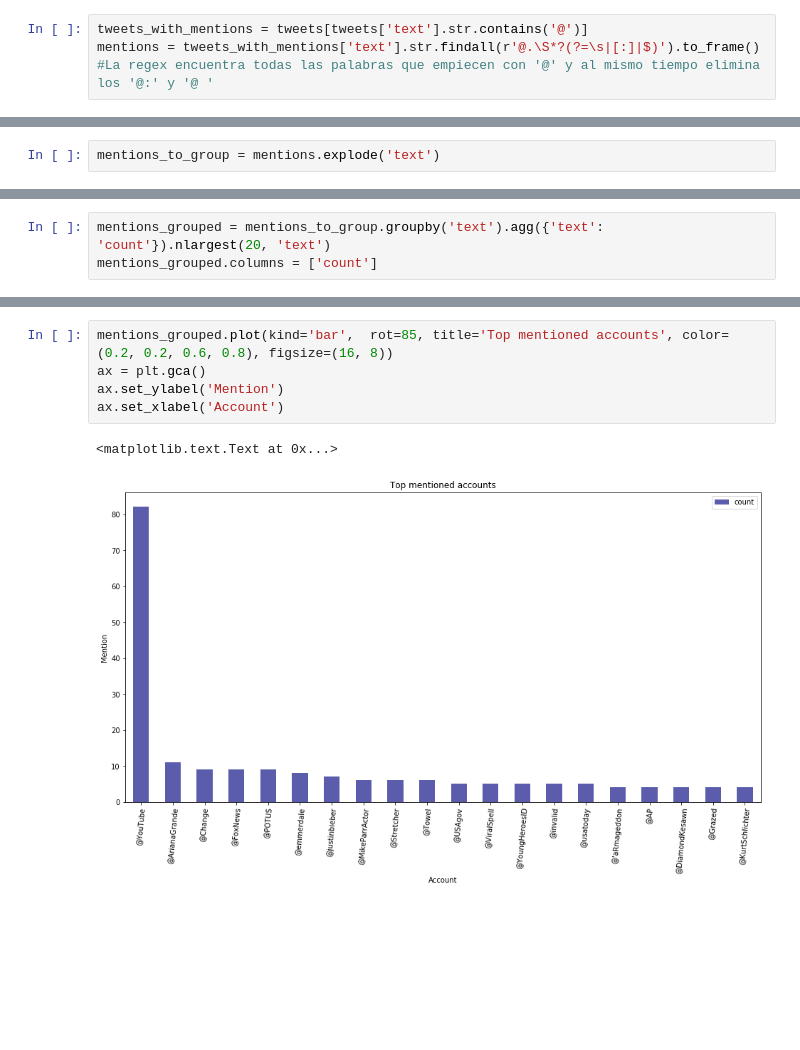
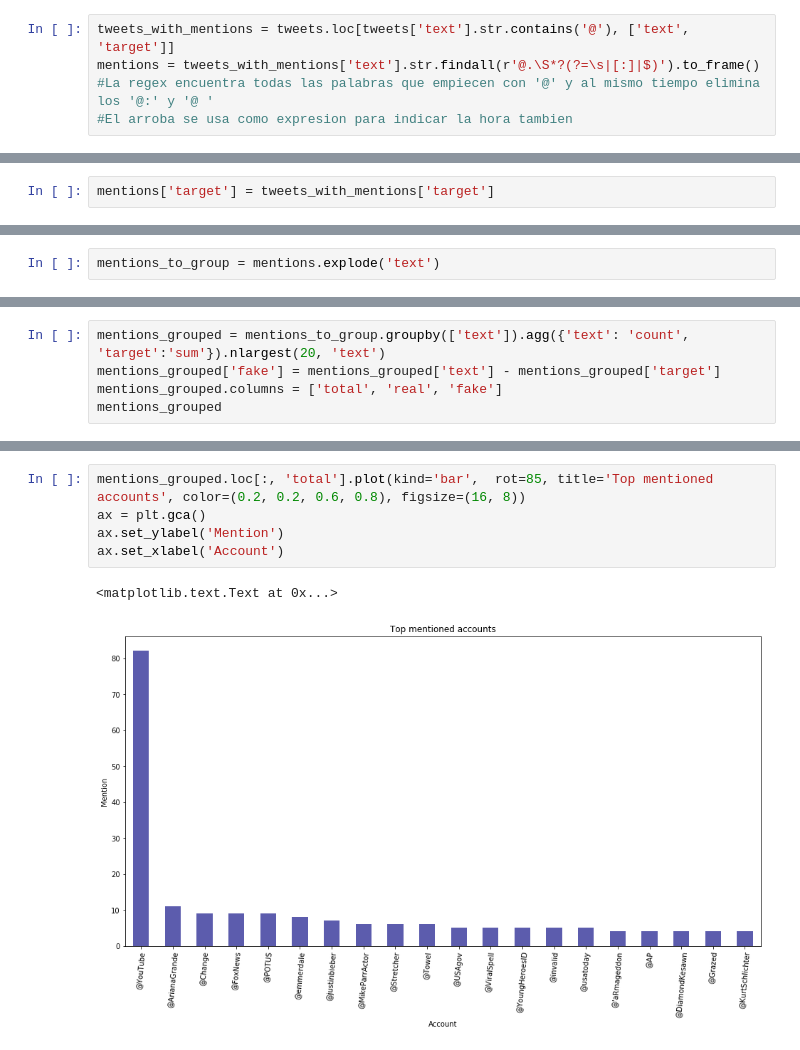
Before and after one commit to milemarchese/OrganizacionDeDatos, a Jupyter notebook: Análisis Exploratorio.ipynb, the cells around one changed output, grey strips where cells are left out. Drawn from its saved outputs; the diff is of its cells as text; blank space fills up the shorter version.

Commit message:
mas mencionados real fake plot

```diff
--- a/Análisis Exploratorio.ipynb
+++ b/Análisis Exploratorio.ipynb
@@ -315,4 +313,5 @@ Podria filtrarse por real y fake
 # %%
-tweets_with_mentions = tweets[tweets['text'].str.contains('@')]
+tweets_with_mentions = tweets.loc[tweets['text'].str.contains('@'), ['text', 'target']]
 mentions = tweets_with_mentions['text'].str.findall(r'@.\S*?(?=\s|[:]|$)').to_frame()
 #La regex encuentra todas las palabras que empiecen con '@' y al mismo tiempo elimina los '@:' y '@ '
+#El arroba se usa como expresion para indicar la hora tambien
@@ -319,3 +327,5 @@ mentions = tweets_with_mentions['text'].str.findall(r'@.\S*?(?=\s|[:]|$)').to_fr
+# %%
+mentions['target'] = tweets_with_mentions['target']
 # %%
 mentions.head()
 # %% [output]
@@ -341,3 +349,5 @@ mentions_to_group.head()
 # %%
-mentions_grouped = mentions_to_group.groupby('text').agg({'text': 'count'}).nlargest(20, 'text')
-mentions_grouped.columns = ['count']
+mentions_grouped = mentions_to_group.groupby(['text']).agg({'text': 'count', 'target':'sum'}).nlargest(20, 'text')
+mentions_grouped['fake'] = mentions_grouped['text'] - mentions_grouped['target']
+mentions_grouped.columns = ['total', 'real', 'fake']
+mentions_grouped
@@ -365,8 +373,8 @@ mentions_grouped
 # %%
-mentions_grouped.plot(kind='bar',  rot=85, title='Top mentioned accounts', color=(0.2, 0.2, 0.6, 0.8), figsize=(16, 8))
+mentions_grouped.loc[:, 'total'].plot(kind='bar',  rot=85, title='Top mentioned accounts', color=(0.2, 0.2, 0.6, 0.8), figsize=(16, 8))
 ax = plt.gca()
 ax.set_ylabel('Mention')
 ax.set_xlabel('Account')
 # %% [output]
 <matplotlib.text.Text at 0x...>
-[figure, old version]
+[figure, new version]
```
Also changed, not shown: parts of 8 cells of this notebook.
